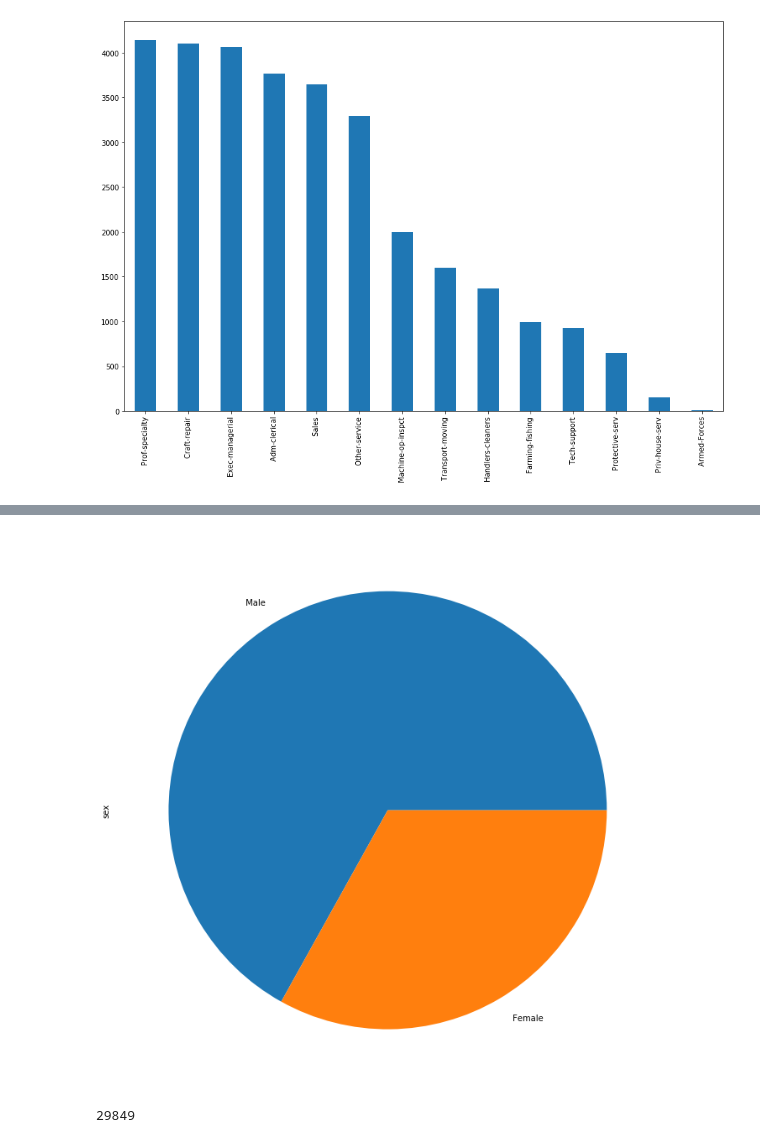
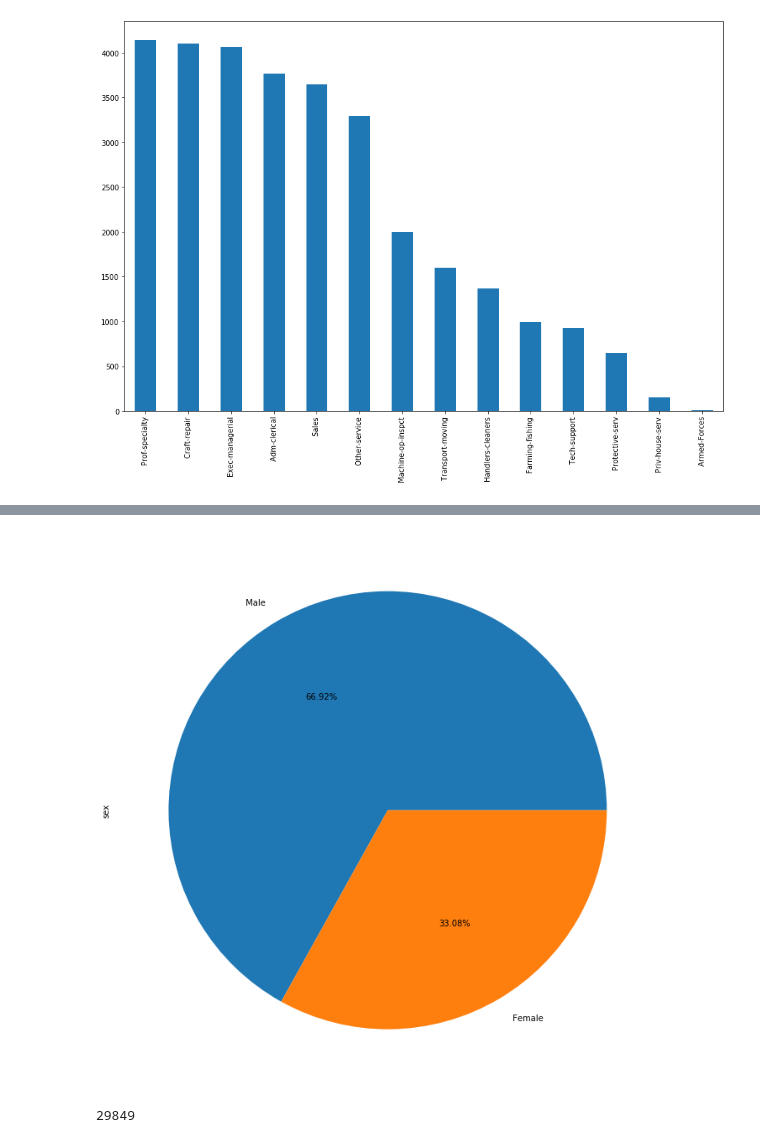
Before and after one commit to chandratop/IDS-Project, a Jupyter notebook: src.ipynb, the cells around one changed output, grey strips where cells are left out. Saved outputs shown, nothing was run; the diff lists cells and outputs as text; code cells hidden in the pictures.

```diff
--- a/src.ipynb
+++ b/src.ipynb
@@ -137,7 +140,7 @@ race_series = df['race'].value_counts().plot(kind = 'pie',figsize = (12,12) )
 # %%
-race_series = df['sex'].value_counts().plot(kind = 'pie',figsize = (12,12) )
+race_series = df['sex'].value_counts().plot(kind = 'pie',figsize = (12,12), autopct='%.2f%%')
 # %% [output]
-[figure, old version]
+[figure, new version]
 # %%
 print(df['capital-gain'].value_counts()[0])
 # %% [output]
```
Also changed, not shown: parts of 20 cells of this notebook.
